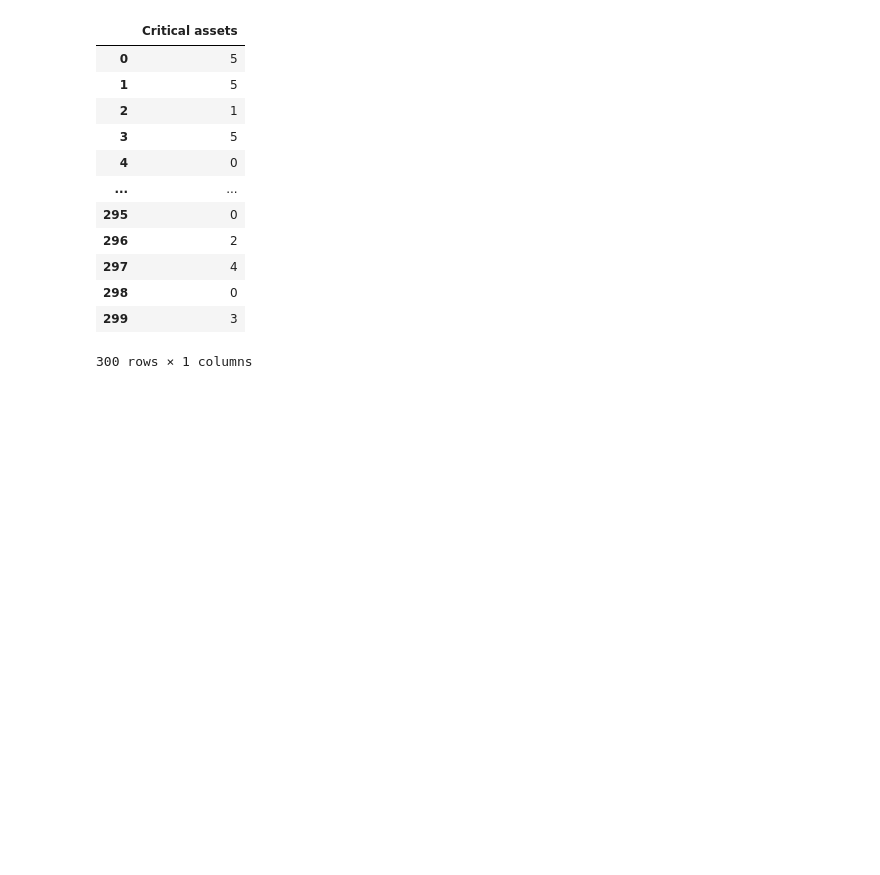
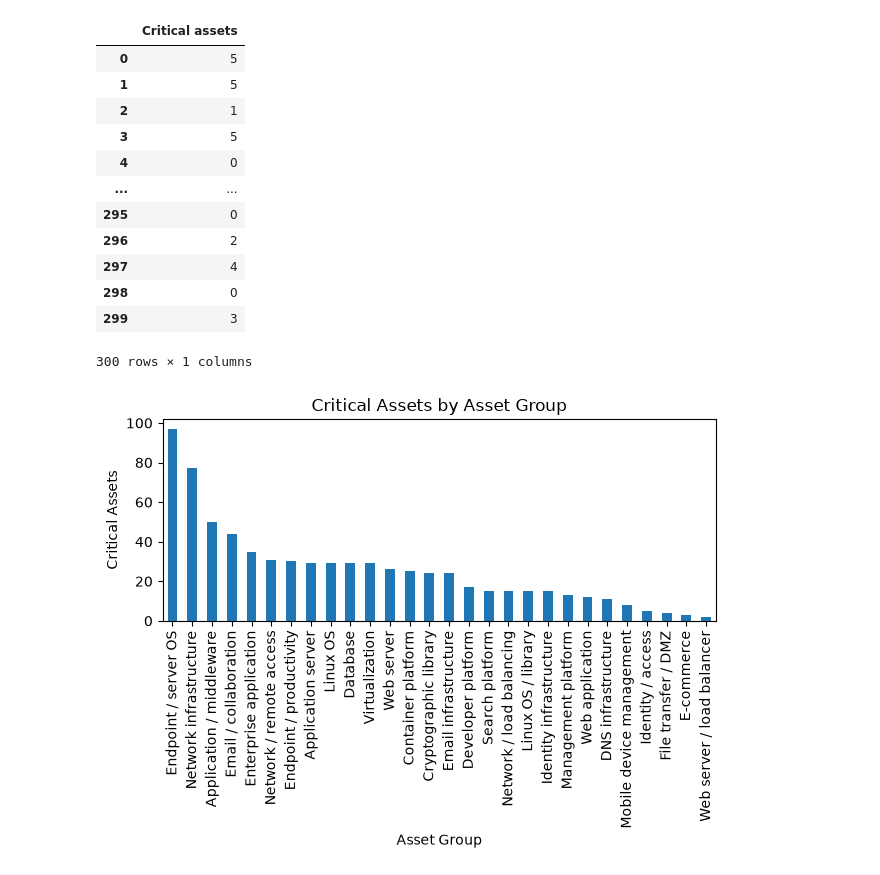
Before and after one commit to eaglemundle/CIS6560-CAVPE, a Jupyter notebook: 02_EDA_Simple.ipynb, the cells around one changed output. Drawn from its saved outputs; the diff is of its cells as text; code cells hidden in the pictures; blank space fills up the shorter version.

```diff
--- a/02_EDA_Simple.ipynb
+++ b/02_EDA_Simple.ipynb
@@ -101,3 +87,16 @@ df[['Critical assets']]
 | 298 | 0 |
 | 299 | 3 |
 300 rows × 1 columns
+# %%
+critical_by_group = (
+    df.groupby('Asset group')['Critical assets']
+      .sum()
+      .sort_values(ascending=False)
+)
+
+ax = critical_by_group.plot(kind='bar', title='Critical Assets by Asset Group')
+ax.set_xlabel('Asset Group')
+ax.set_ylabel('Critical Assets')
+ax.figure.tight_layout()
+# %% [output]
+[figure, added]
```
Also changed, not shown: parts of 1 cell of this notebook, 2 other files.
